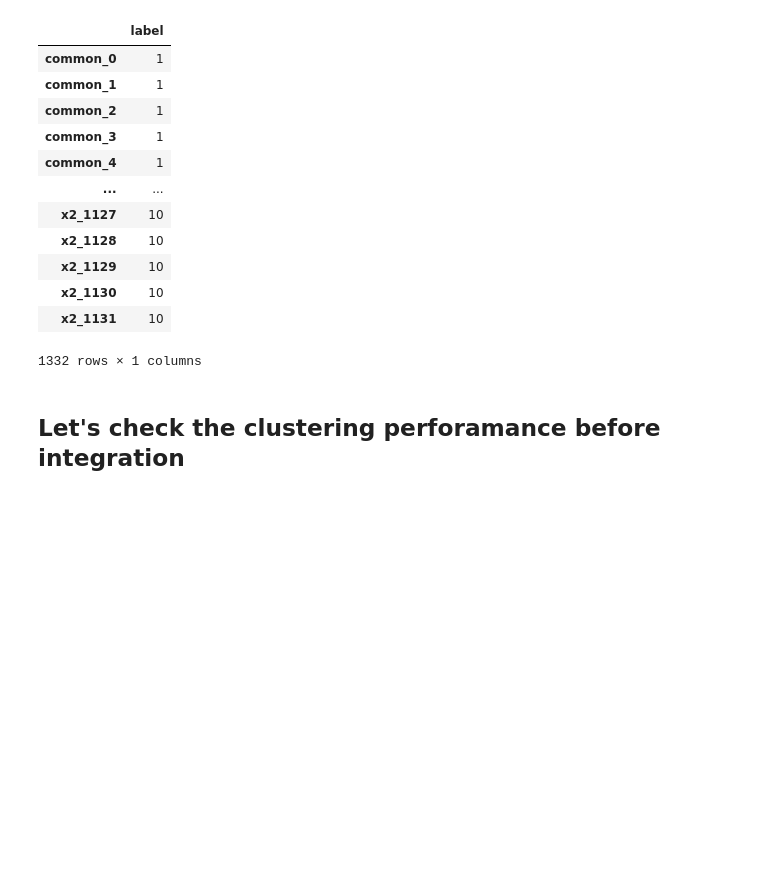
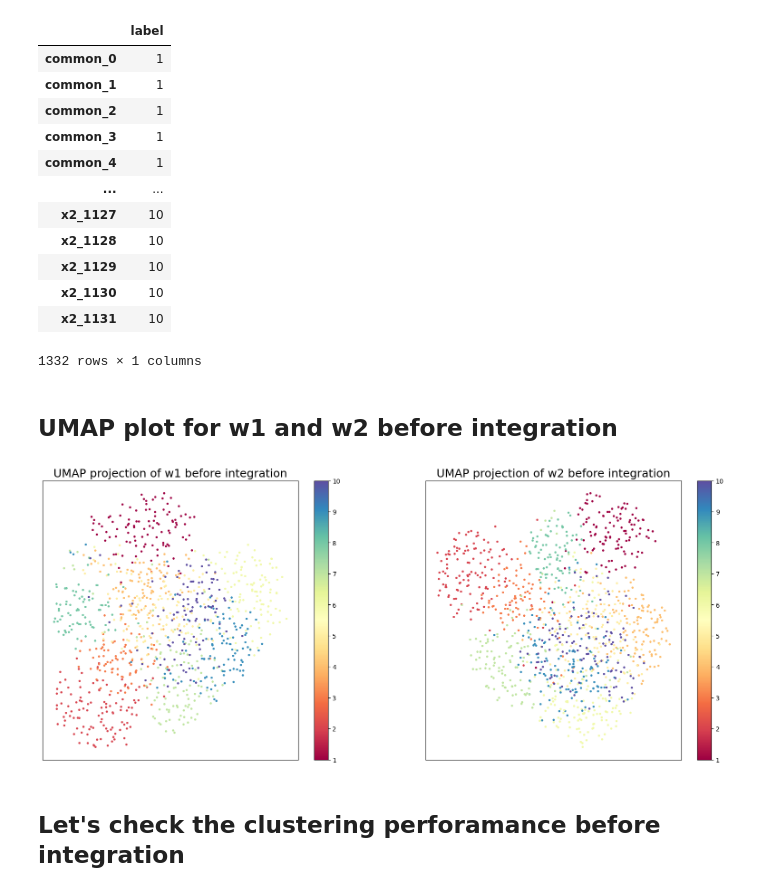
Before and after one commit to bowang-lab/IntegrAO, a Jupyter notebook: tutorials/simulated_butterfly.ipynb, the cells around one changed output. Saved outputs shown, nothing was run; the diff lists cells and outputs as text; code cells hidden in the pictures; blank space fills up the shorter version.

```diff
--- a/tutorials/simulated_butterfly.ipynb
+++ b/tutorials/simulated_butterfly.ipynb
@@ -81,6 +85,58 @@ wall_label
 | x2_1130 | 10 |
 | x2_1131 | 10 |
 1332 rows × 1 columns
+# %% [markdown]
+## UMAP plot for w1 and w2 before integration
+# %%
+import matplotlib.pyplot as plt
+import umap.umap_ as umap
+
+
+# Create UMAP reducer
+reducer = umap.UMAP(n_neighbors=30, min_dist=1.0, spread=1.0)
+embedding_w1 = reducer.fit_transform(w1.values)
+
+# UMAP projection for w2
+reducer = umap.UMAP(n_neighbors=30, min_dist=1.0, spread=1.0)
+embedding_w2 = reducer.fit_transform(w2.values)
+
+# Create a figure with two subplots
+plt.figure(figsize=(20, 8))
+
+# First subplot for w1
+plt.subplot(1, 2, 1)
+plt.scatter(
+    embedding_w1[:, 0],
+    embedding_w1[:, 1],
+    c=w1_label.values.tolist(),
+    s=6,
+    cmap="Spectral",
+    alpha=1.0,
+)
+plt.gca().set_xticks([])
+plt.gca().set_yticks([])
+plt.title("UMAP projection of w1 before integration", fontsize=18)
+plt.colorbar()
+
+# Second subplot for w2
+plt.subplot(1, 2, 2)
+plt.scatter(
+    embedding_w2[:, 0],
+    embedding_w2[:, 1],
+    c=w2_label.values.tolist(),
+    s=6,
+    cmap="Spectral",
+    alpha=1.0,
+)
+plt.gca().set_xticks([])
+plt.gca().set_yticks([])
+plt.title("UMAP projection of w2 before integration", fontsize=18)
+plt.colorbar()
+
+# Show the plot
+plt.show()
+# %% [output]
+[figure, added]
 # %% [markdown]
 ## Let's check the clustering perforamance before integration
 # %%
```
Also changed, not shown: parts of 7 cells of this notebook, 1 other file.
